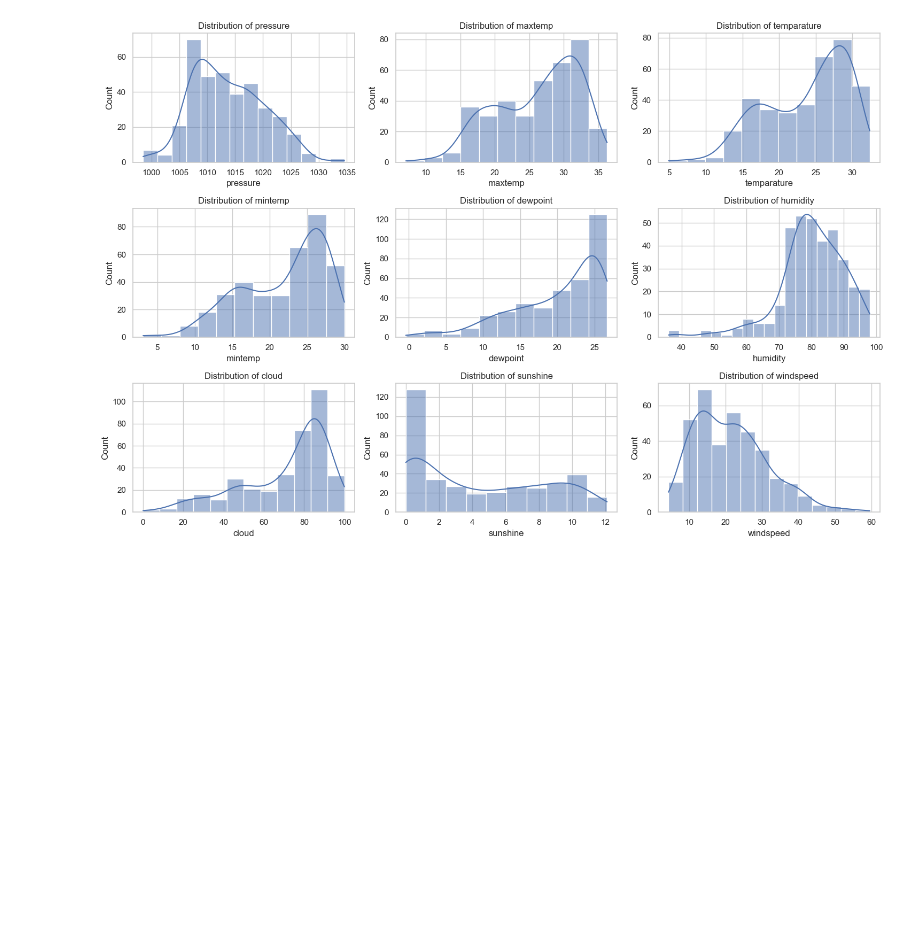
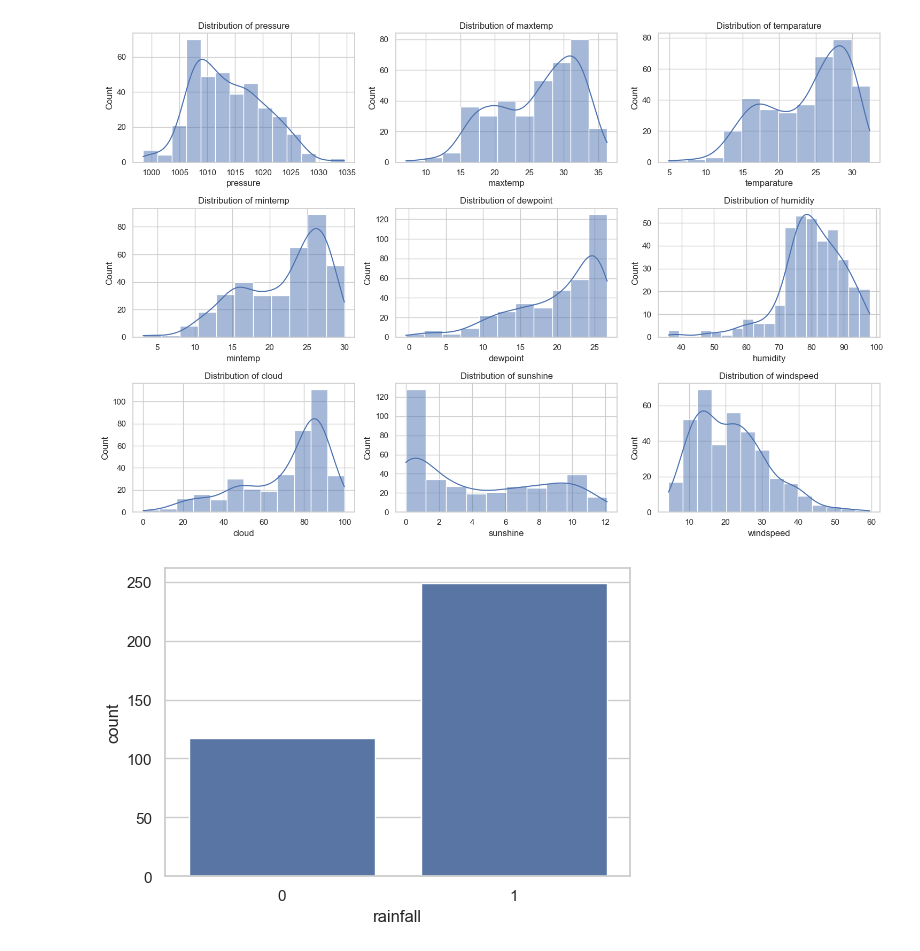
Before and after one commit to samyak87/RainPredicto, a Jupyter notebook: RainPredicto.ipynb, the cells around one changed output. Saved outputs shown, nothing was run; the diff lists cells and outputs as text; code cells hidden in the pictures; blank space fills up the shorter version.

```diff
--- a/RainPredicto.ipynb
+++ b/RainPredicto.ipynb
@@ -149,3 +149,9 @@ plt.tight_layout()
 plt.show()
 # %% [output]
 [figure]
+# %%
+plt.figure(figsize=(6,4))
+sns.countplot(x='rainfall',data=data)
+plt.show()
+# %% [output]
+[figure, added]
```
Also changed, not shown: parts of 21 cells of this notebook.
